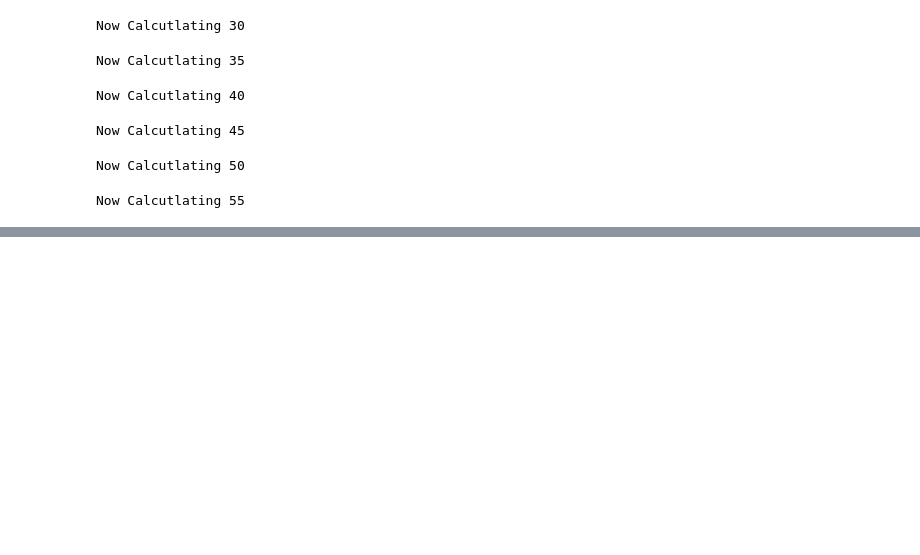
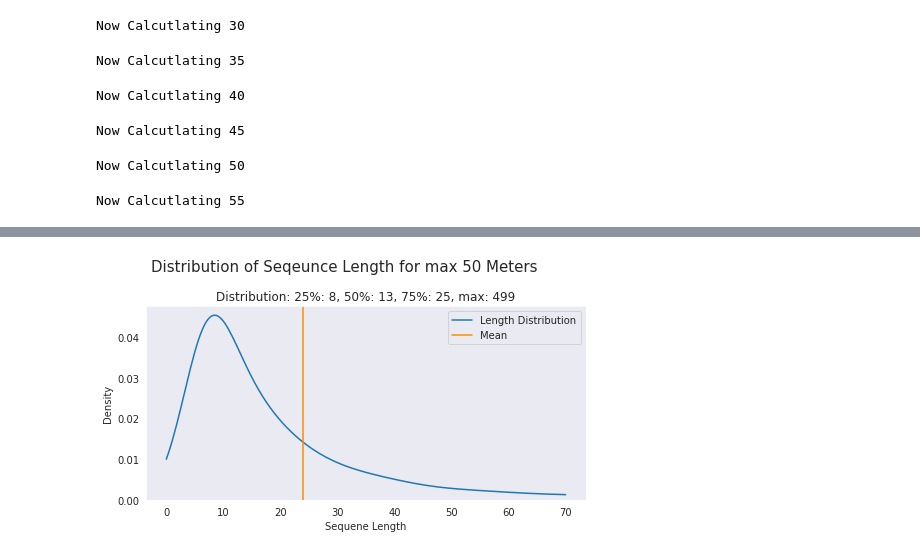
Before and after one commit to MockaWolke/SVI_Model_ToolBox, a Jupyter notebook: view_directions_sequence/analyse_data.ipynb, the cells around one changed output, grey strips where cells are left out. Drawn from its saved outputs; the diff is of its cells as text; code cells hidden in the pictures; blank space fills up the shorter version.

```diff
--- a/view_directions_sequence/analyse_data.ipynb
+++ b/view_directions_sequence/analyse_data.ipynb
@@ -303,0 +325,17 @@ plt.show()
+# %%
+distances = pd.read_feather("max_distance_of_50.feather")
+vals = distances["keys"].apply(len)
+plt.figure(figsize = (7,4))
+sns.kdeplot(vals,clip=[0,70],label="Length Distribution")
+plt.axvline(x=vals.mean(),color="darkorange",label='Mean')
+plt.xlabel("Sequene Length")
+plt.legend()
+text = vals.describe()[4:]
+text = "Distribution: " + ", ".join([f"{i[0]}: {int(i[1])}"  for i in zip(text.index,text.values)])
+plt.title(text)
+plt.suptitle("Distribution of Seqeunce Length for max 50 Meters", fontsize = 15)
+plt.tight_layout()
+plt.savefig("Seq_Len_Distribution_Max_50.jpg",dpi = 800)
+plt.show()
+# %% [output]
+[figure, added]
```
Also changed, not shown: parts of 20 cells of this notebook, 31 other files.
